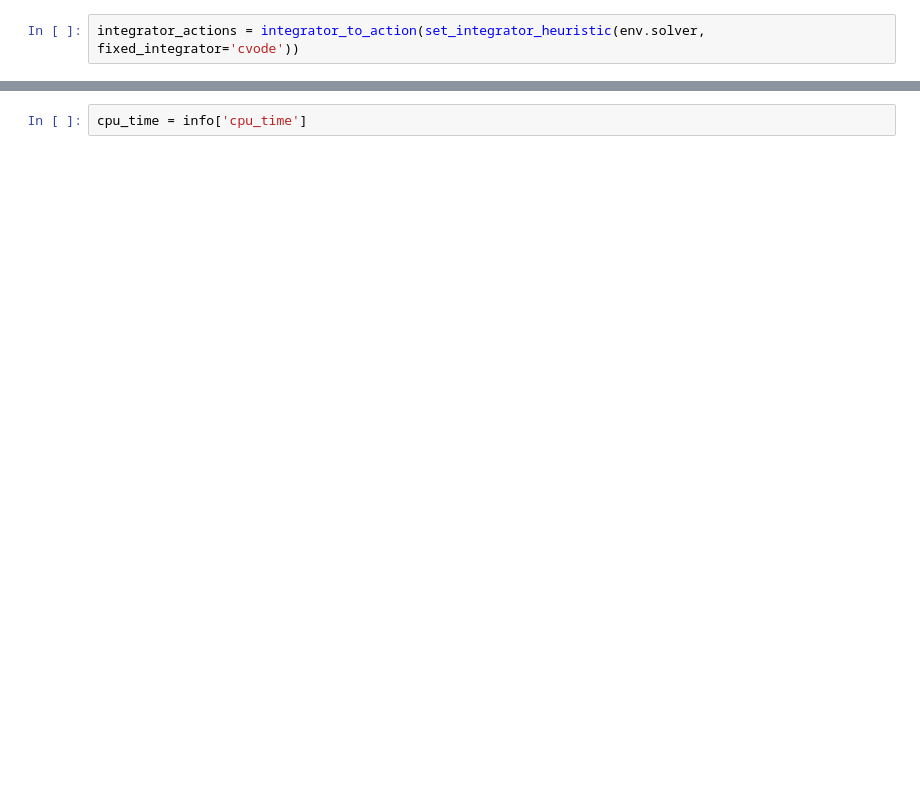
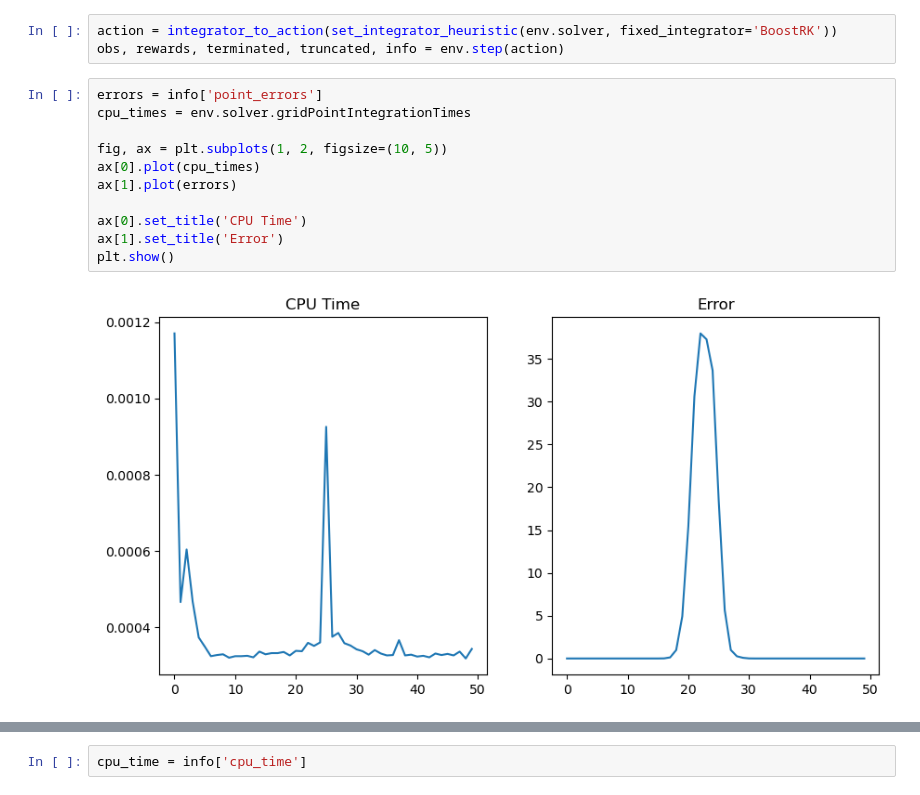
Before and after one commit to DMO-LAB/RLIntegratorSelector, a Jupyter notebook: test.ipynb, the cells around one changed output, grey strips where cells are left out. Drawn from its saved outputs; the diff is of its cells as text; blank space fills up the shorter version.

```diff
--- a/test.ipynb
+++ b/test.ipynb
@@ -156,2 +190,16 @@ Writing output file: run/rl_train/prof000000.h5
 # %%
-integrator_actions = integrator_to_action(set_integrator_heuristic(env.solver, fixed_integrator='cvode'))
+action = integrator_to_action(set_integrator_heuristic(env.solver, fixed_integrator='BoostRK'))
+obs, rewards, terminated, truncated, info = env.step(action)
+# %%
+errors = info['point_errors']
+cpu_times = env.solver.gridPointIntegrationTimes
+
+fig, ax = plt.subplots(1, 2, figsize=(10, 5))
+ax[0].plot(cpu_times)
+ax[1].plot(errors)
+
+ax[0].set_title('CPU Time')
+ax[1].set_title('Error')
+plt.show()
+# %% [output]
+[figure, added]
```
Also changed, not shown: parts of 41 cells of this notebook, 6 other files.
